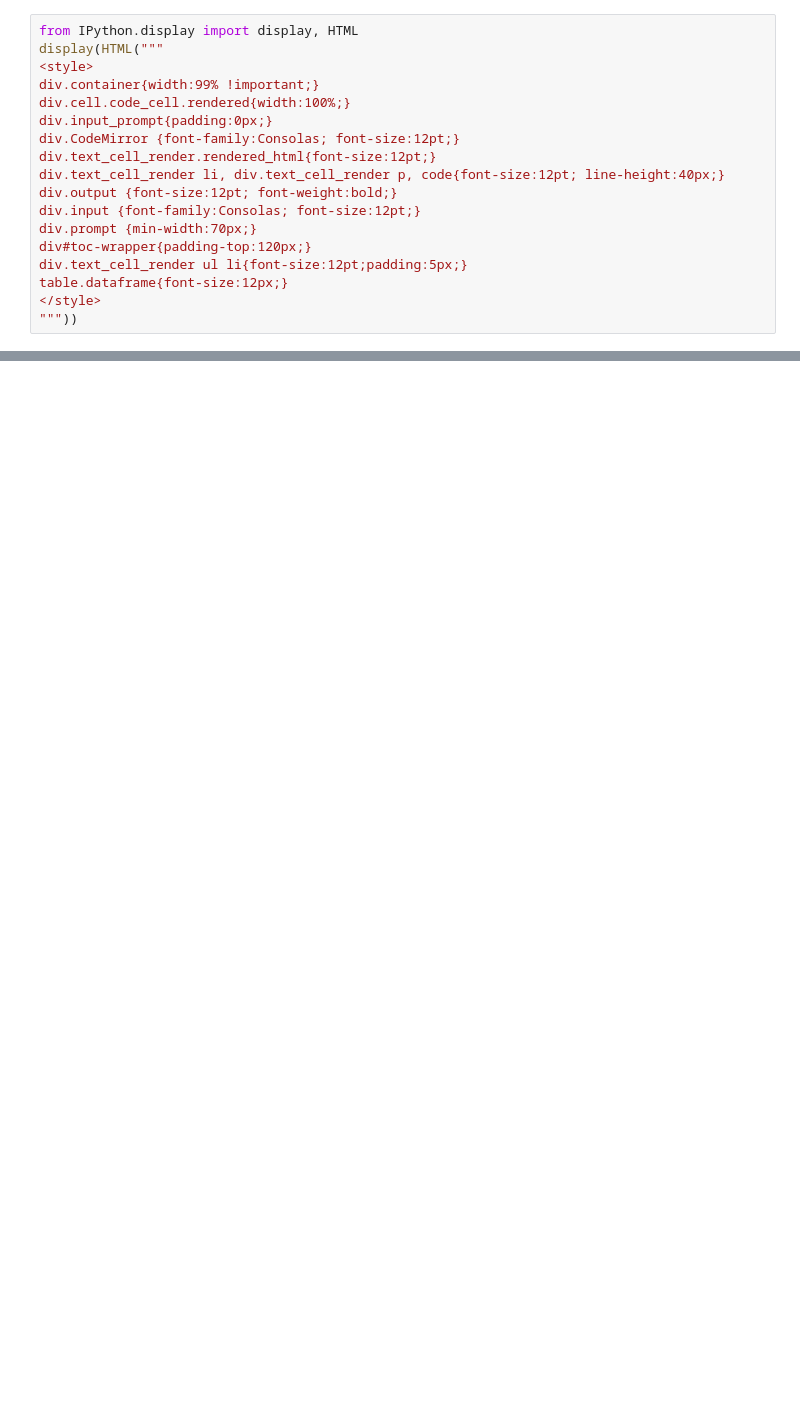
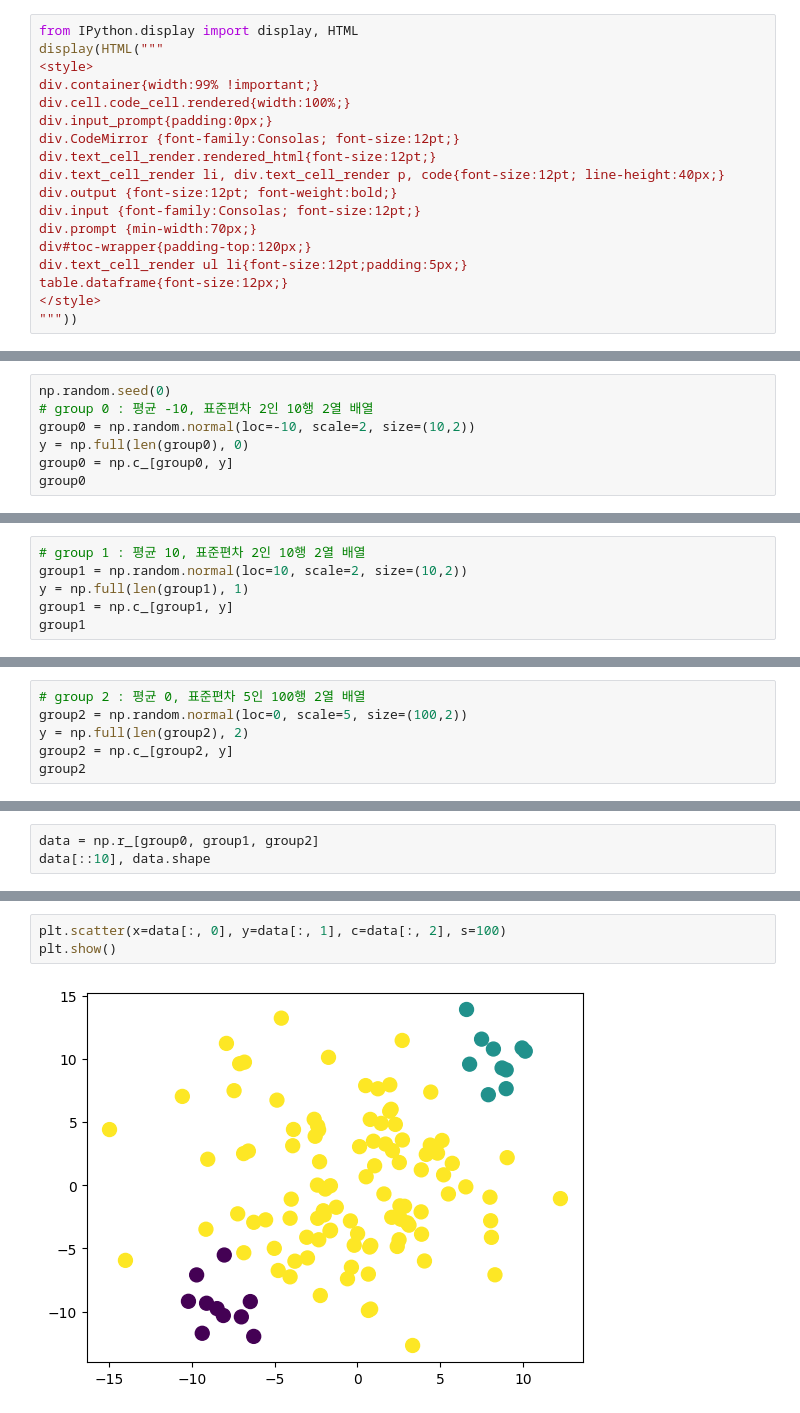
Before and after one commit to Harutoshi87/KI, a Jupyter notebook: source/09_MachineLearning/ch2_군집분석.ipynb, the cells around one changed output, grey strips where cells are left out. Cells and saved outputs as stored; diff of their text form; blank space fills up the shorter version.

```diff
--- a/source/09_MachineLearning/ch2_군집분석.ipynb
+++ b/source/09_MachineLearning/ch2_군집분석.ipynb
@@ -20,0 +241,7 @@ table.dataframe{font-size:12px;}
+# %%
+np.random.seed(0)
+# group 0 : 평균 -10, 표준편차 2인 10행 2열 배열
+group0 = np.random.normal(loc=-10, scale=2, size=(10,2))
+y = np.full(len(group0), 0)
+group0 = np.c_[group0, y]
+group0
@@ -20,0 +259,6 @@ table.dataframe{font-size:12px;}
+# %%
+# group 1 : 평균 10, 표준편차 2인 10행 2열 배열
+group1 = np.random.normal(loc=10, scale=2, size=(10,2))
+y = np.full(len(group1), 1)
+group1 = np.c_[group1, y]
+group1
@@ -20,0 +276,6 @@ table.dataframe{font-size:12px;}
+# %%
+# group 2 : 평균 0, 표준편차 5인 100행 2열 배열
+group2 = np.random.normal(loc=0, scale=5, size=(100,2))
+y = np.full(len(group2), 2)
+group2 = np.c_[group2, y]
+group2
@@ -20,0 +300,3 @@ table.dataframe{font-size:12px;}
+# %%
+data = np.r_[group0, group1, group2]
+data[::10], data.shape
@@ -20,0 +317,5 @@ table.dataframe{font-size:12px;}
+# %%
+plt.scatter(x=data[:, 0], y=data[:, 1], c=data[:, 2], s=100)
+plt.show()
+# %% [output]
+[figure, added]
```
Also changed, not shown: parts of 35 cells of this notebook.
